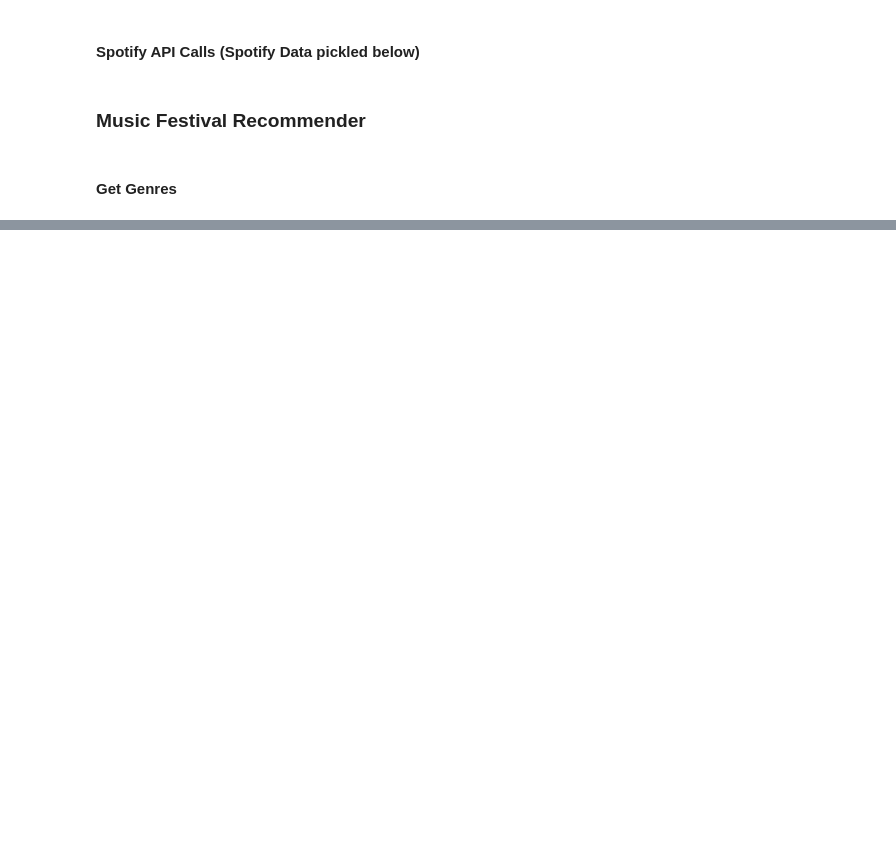
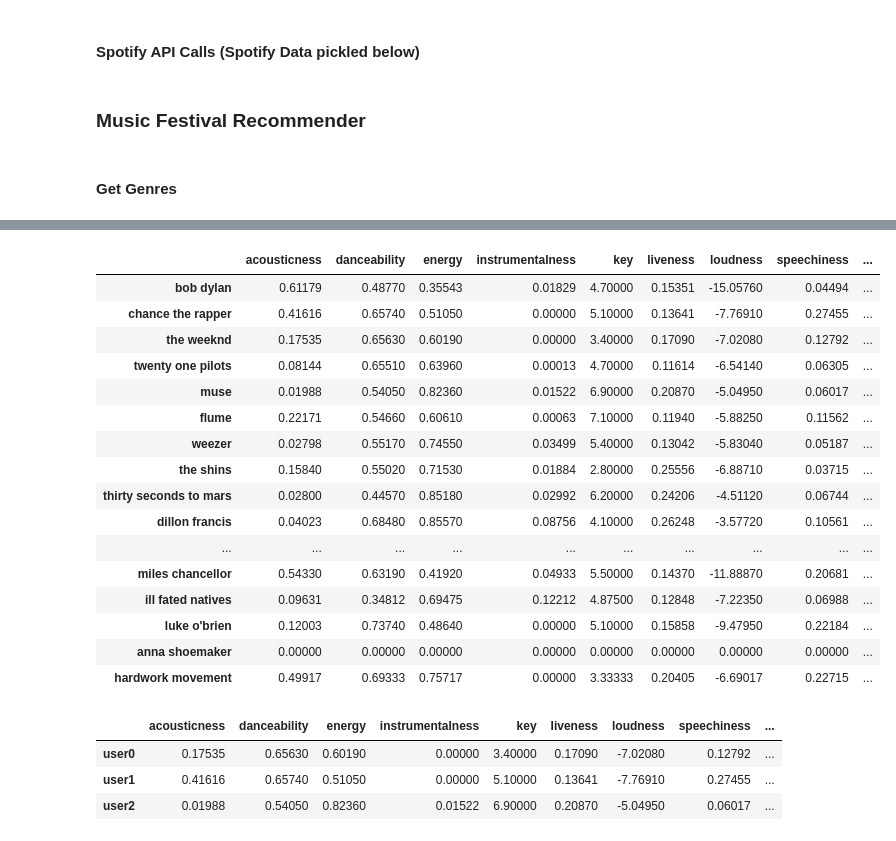
Before and after one commit to aliandra/proj5-festivals, a Jupyter notebook: music_festivals_aws.ipynb, the cells around one changed output, grey strips where cells are left out. Drawn from its saved outputs; the diff is of its cells as text; code cells hidden in the pictures; blank space fills up the shorter version.

```diff
--- a/music_festivals_aws.ipynb
+++ b/music_festivals_aws.ipynb
@@ -407,0 +623,13 @@ with open('fest_genres_norm.pk1', 'rb') as picklefile:
+# %%
+user_artists = ['the weeknd', 'chance the rapper', 'muse']
+# %%
+user_artist_average = defaultdict(dict)
+for i, artist in enumerate(user_artists):
+    user_artist_average['user' + str(i)] = track_averages(artist)
+# %%
+user_df = pd.DataFrame(user_artist_average).T
+# %%
+artists = pd.DataFrame(artist_average).T
+artists = artists.append(user_df)
+artists['genres'] = artists['genres'].apply(artist_genre_replace)
+artists.tail()
@@ -407,0 +666,33 @@ with open('fest_genres_norm.pk1', 'rb') as picklefile:
+# %%
+user_fest = "Firefly Music Festival 2017"
+lineup = festivals[festivals.name == user_fest]['lineup']
+recommend_df = artist_recommend.loc[list(lineup)[0]]
+recommend_df = recommend_df.fillna(0)
+recommend_df
+# %% [output]
+|  | acousticness | danceability | energy | instrumentalness | key | liveness | loudness | speechiness | ... |
+| bob dylan | 0.61179 | 0.48770 | 0.35543 | 0.01829 | 4.70000 | 0.15351 | -15.05760 | 0.04494 | ... |
+| chance the rapper | 0.41616 | 0.65740 | 0.51050 | 0.00000 | 5.10000 | 0.13641 | -7.76910 | 0.27455 | ... |
+| the weeknd | 0.17535 | 0.65630 | 0.60190 | 0.00000 | 3.40000 | 0.17090 | -7.02080 | 0.12792 | ... |
+| twenty one pilots | 0.08144 | 0.65510 | 0.63960 | 0.00013 | 4.70000 | 0.11614 | -6.54140 | 0.06305 | ... |
+| muse | 0.01988 | 0.54050 | 0.82360 | 0.01522 | 6.90000 | 0.20870 | -5.04950 | 0.06017 | ... |
+| flume | 0.22171 | 0.54660 | 0.60610 | 0.00063 | 7.10000 | 0.11940 | -5.88250 | 0.11562 | ... |
+| weezer | 0.02798 | 0.55170 | 0.74550 | 0.03499 | 5.40000 | 0.13042 | -5.83040 | 0.05187 | ... |
+| the shins | 0.15840 | 0.55020 | 0.71530 | 0.01884 | 2.80000 | 0.25556 | -6.88710 | 0.03715 | ... |
+| thirty seconds to mars | 0.02800 | 0.44570 | 0.85180 | 0.02992 | 6.20000 | 0.24206 | -4.51120 | 0.06744 | ... |
+| dillon francis | 0.04023 | 0.68480 | 0.85570 | 0.08756 | 4.10000 | 0.26248 | -3.57720 | 0.10561 | ... |
+| ... | ... | ... | ... | ... | ... | ... | ... | ... | ... |
+| miles chancellor | 0.54330 | 0.63190 | 0.41920 | 0.04933 | 5.50000 | 0.14370 | -11.88870 | 0.20681 | ... |
+| ill fated natives | 0.09631 | 0.34812 | 0.69475 | 0.12212 | 4.87500 | 0.12848 | -7.22350 | 0.06988 | ... |
+| luke o'brien | 0.12003 | 0.73740 | 0.48640 | 0.00000 | 5.10000 | 0.15858 | -9.47950 | 0.22184 | ... |
+| anna shoemaker | 0.00000 | 0.00000 | 0.00000 | 0.00000 | 0.00000 | 0.00000 | 0.00000 | 0.00000 | ... |
+| hardwork movement | 0.49917 | 0.69333 | 0.75717 | 0.00000 | 3.33333 | 0.20405 | -6.69017 | 0.22715 | ... |
+# %%
+user_df = artist_recommend.loc[list(user_df.index)]
+user_df = user_df.fillna(0)
+user_df
+# %% [output]
+|  | acousticness | danceability | energy | instrumentalness | key | liveness | loudness | speechiness | ... |
+| user0 | 0.17535 | 0.65630 | 0.60190 | 0.00000 | 3.40000 | 0.17090 | -7.02080 | 0.12792 | ... |
+| user1 | 0.41616 | 0.65740 | 0.51050 | 0.00000 | 5.10000 | 0.13641 | -7.76910 | 0.27455 | ... |
+| user2 | 0.01988 | 0.54050 | 0.82360 | 0.01522 | 6.90000 | 0.20870 | -5.04950 | 0.06017 | ... |
```
Also changed, not shown: parts of 66 cells of this notebook.
